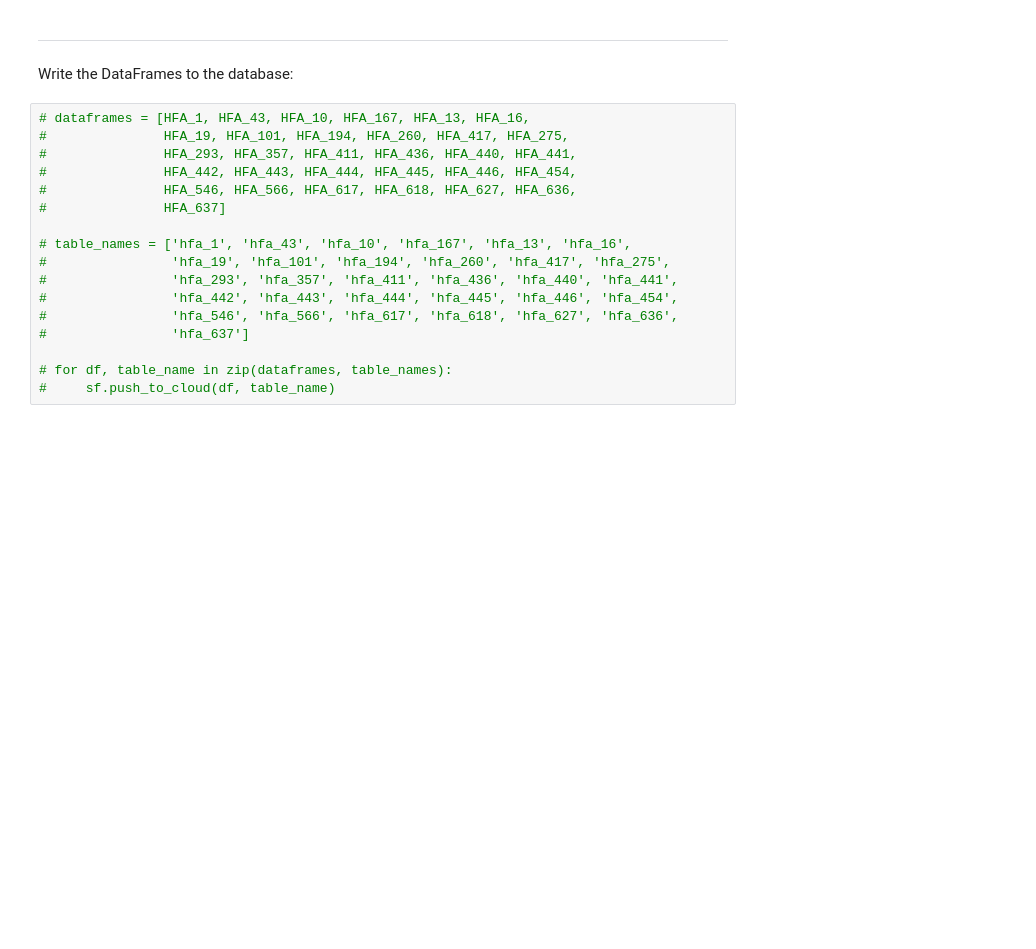
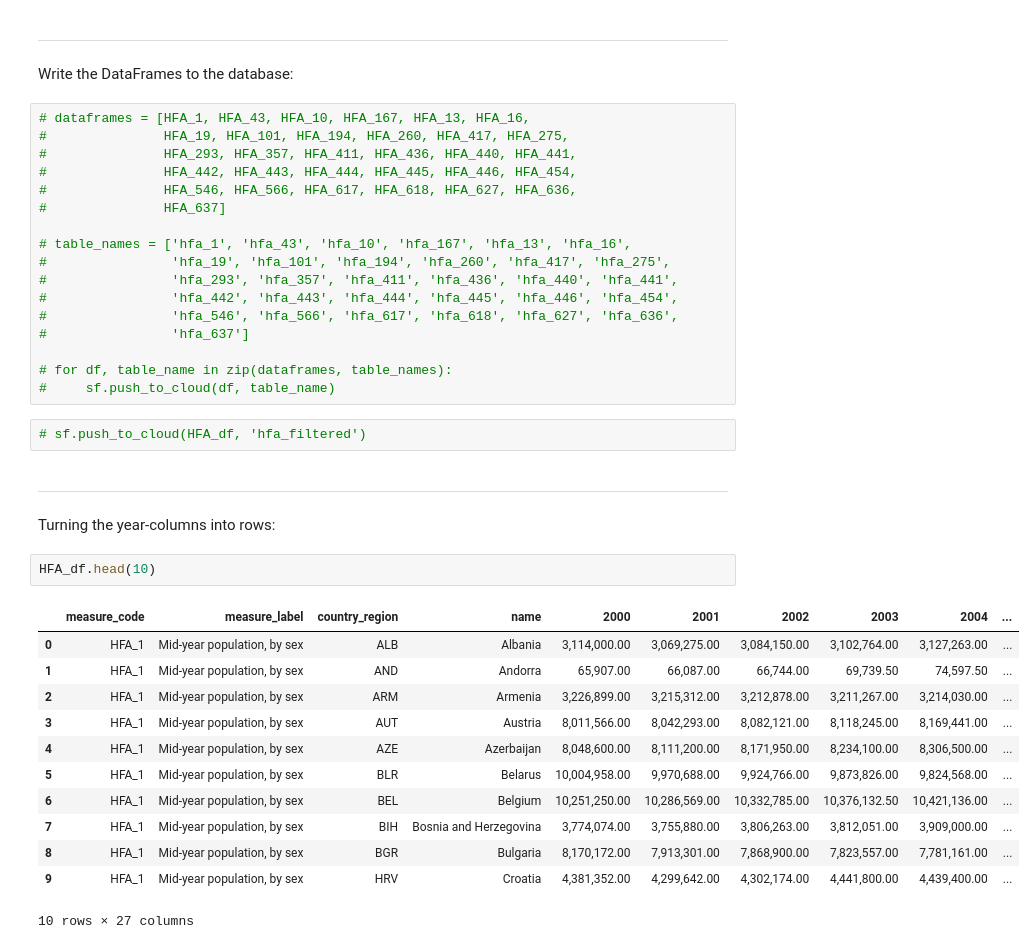
Before and after one commit to EduHealth-Insights/Edu-health-demographics, a Jupyter notebook: HFA_cleaning.ipynb, the cells around one changed output. Cells and saved outputs as stored; diff of their text form; blank space fills up the shorter version.

```diff
--- a/HFA_cleaning.ipynb
+++ b/HFA_cleaning.ipynb
@@ -329,3 +562,24 @@ Write the DataFrames to the database:
 
 # for df, table_name in zip(dataframes, table_names):
 #     sf.push_to_cloud(df, table_name)
+# %%
+# sf.push_to_cloud(HFA_df, 'hfa_filtered')
+# %% [markdown]
+---
+# %% [markdown]
+Turning the year-columns into rows:
+# %%
+HFA_df.head(10)
+# %% [output]
+|  | measure_code | measure_label | country_region | name | 2000 | 2001 | 2002 | 2003 | 2004 | ... |
+| 0 | HFA_1 | Mid-year population, by sex | ALB | Albania | 3,114,000.00 | 3,069,275.00 | 3,084,150.00 | 3,102,764.00 | 3,127,263.00 | ... |
+| 1 | HFA_1 | Mid-year population, by sex | AND | Andorra | 65,907.00 | 66,087.00 | 66,744.00 | 69,739.50 | 74,597.50 | ... |
+| 2 | HFA_1 | Mid-year population, by sex | ARM | Armenia | 3,226,899.00 | 3,215,312.00 | 3,212,878.00 | 3,211,267.00 | 3,214,030.00 | ... |
+| 3 | HFA_1 | Mid-year population, by sex | AUT | Austria | 8,011,566.00 | 8,042,293.00 | 8,082,121.00 | 8,118,245.00 | 8,169,441.00 | ... |
+| 4 | HFA_1 | Mid-year population, by sex | AZE | Azerbaijan | 8,048,600.00 | 8,111,200.00 | 8,171,950.00 | 8,234,100.00 | 8,306,500.00 | ... |
+| 5 | HFA_1 | Mid-year population, by sex | BLR | Belarus | 10,004,958.00 | 9,970,688.00 | 9,924,766.00 | 9,873,826.00 | 9,824,568.00 | ... |
+| 6 | HFA_1 | Mid-year population, by sex | BEL | Belgium | 10,251,250.00 | 10,286,569.00 | 10,332,785.00 | 10,376,132.50 | 10,421,136.00 | ... |
+| 7 | HFA_1 | Mid-year population, by sex | BIH | Bosnia and Herzegovina | 3,774,074.00 | 3,755,880.00 | 3,806,263.00 | 3,812,051.00 | 3,909,000.00 | ... |
+| 8 | HFA_1 | Mid-year population, by sex | BGR | Bulgaria | 8,170,172.00 | 7,913,301.00 | 7,868,900.00 | 7,823,557.00 | 7,781,161.00 | ... |
+| 9 | HFA_1 | Mid-year population, by sex | HRV | Croatia | 4,381,352.00 | 4,299,642.00 | 4,302,174.00 | 4,441,800.00 | 4,439,400.00 | ... |
+10 rows × 27 columns
```
Also changed, not shown: parts of 39 cells of this notebook, 2 other files.
